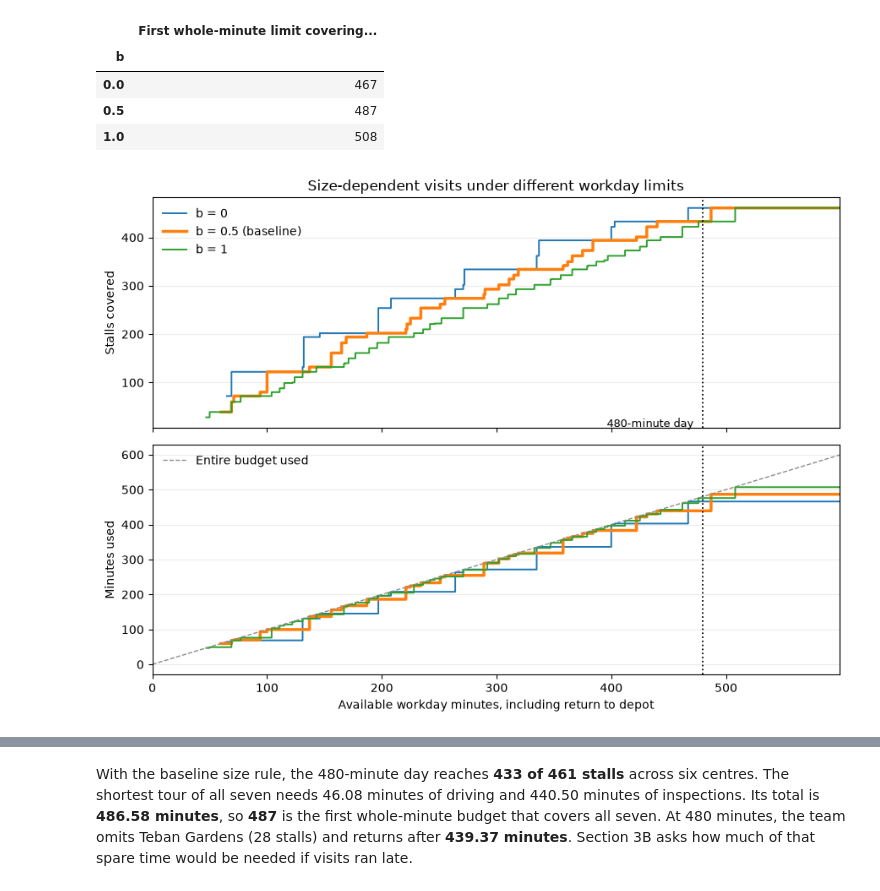
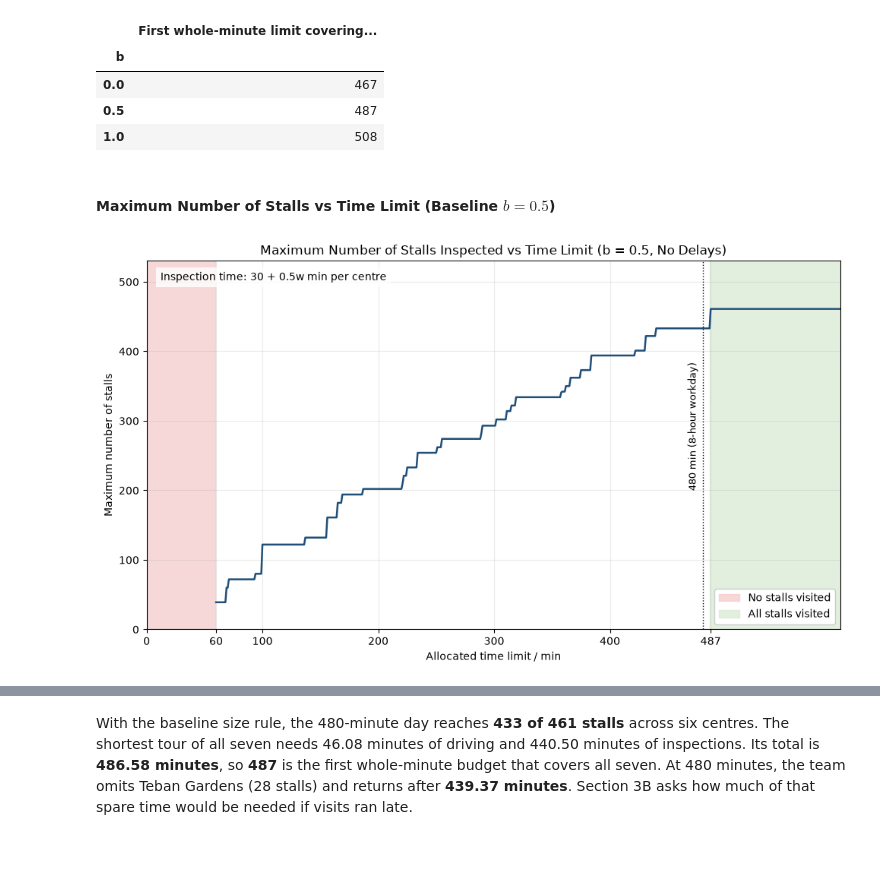
Before and after one commit to chiabingxuan/DBA5103-Hawker-Inspection, a Jupyter notebook: src/extension_3.ipynb, the cells around one changed output, grey strips where cells are left out. Saved outputs shown, nothing was run; the diff lists cells and outputs as text; code cells hidden in the pictures; blank space fills up the shorter version.

Commit message:
Updated extension_3 with result outputs

```diff
--- a/src/extension_3.ipynb
+++ b/src/extension_3.ipynb
@@ -256,26 +310,15 @@ display(minimum_all.rename("First whole-minute limit covering all seven centres"
 | 0.0 | 467 |
 | 0.5 | 487 |
 | 1.0 | 508 |
+# %% [markdown]
+#### Maximum Number of Stalls vs Time Limit (Baseline $b = 0.5$)
 # %%
-fig, axes = plt.subplots(2, 1, sharex=True, figsize=(9, 6.6))
-for b, group in sweep.groupby("b"):
-    group = group.dropna(subset=["Stalls"])
-    width = 2.5 if b == BASE_SLOPE else 1.4
-    label = f"b = {b:g}" + (" (baseline)" if b == BASE_SLOPE else "")
-    axes[0].step(group["Available min"], group["Stalls"].astype(int),
-                 where="post", linewidth=width, label=label)
-    axes[1].step(group["Available min"], group["Time used"], where="post", linewidth=width)
-axes[1].plot([0, 599], [0, 599], "--", color="0.55", linewidth=1, label="Entire budget used")
-for ax in axes:
-    ax.axvline(DAY, linestyle=":", color="black", linewidth=1.3)
-    ax.grid(axis="y", alpha=0.24)
-    ax.set_xlim(0, 599)
-axes[0].set(title="Size-dependent visits under different workday limits", ylabel="Stalls covered")
-axes[0].legend(frameon=False, loc="upper left")
-axes[0].text(DAY - 8, 8, f"{DAY}-minute day", ha="right", fontsize=9)
-axes[1].set(xlabel="Available workday minutes, including return to depot", ylabel="Minutes used")
-axes[1].legend(frameon=False, loc="upper left")
-fig.tight_layout()
-plt.show()
+time_limit_plot(
+    baseline_sweep, [("Stalls", BLUE, None, 1.8)],
+    output_name="nominal_stalls_by_limit",
+    title="Maximum Number of Stalls Inspected vs Time Limit (b = 0.5, No Delays)",
+    ylabel="Maximum number of stalls",
+    note="Inspection time: 30 + 0.5w min per centre",
+)
 # %% [output]
-[figure, old version]
+[figure, new version]
```
Also changed, not shown: parts of 43 cells of this notebook, 18 other files.
